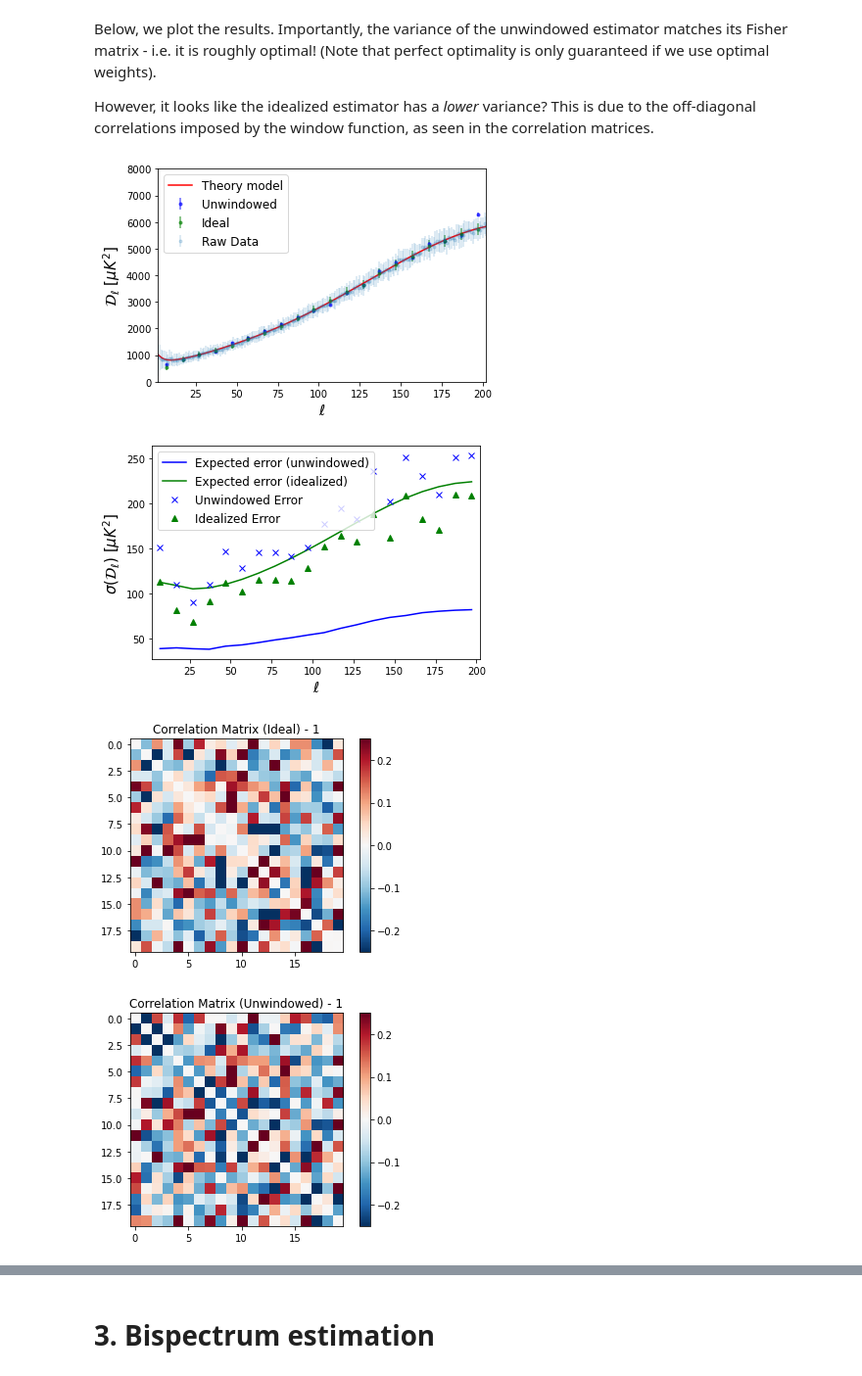
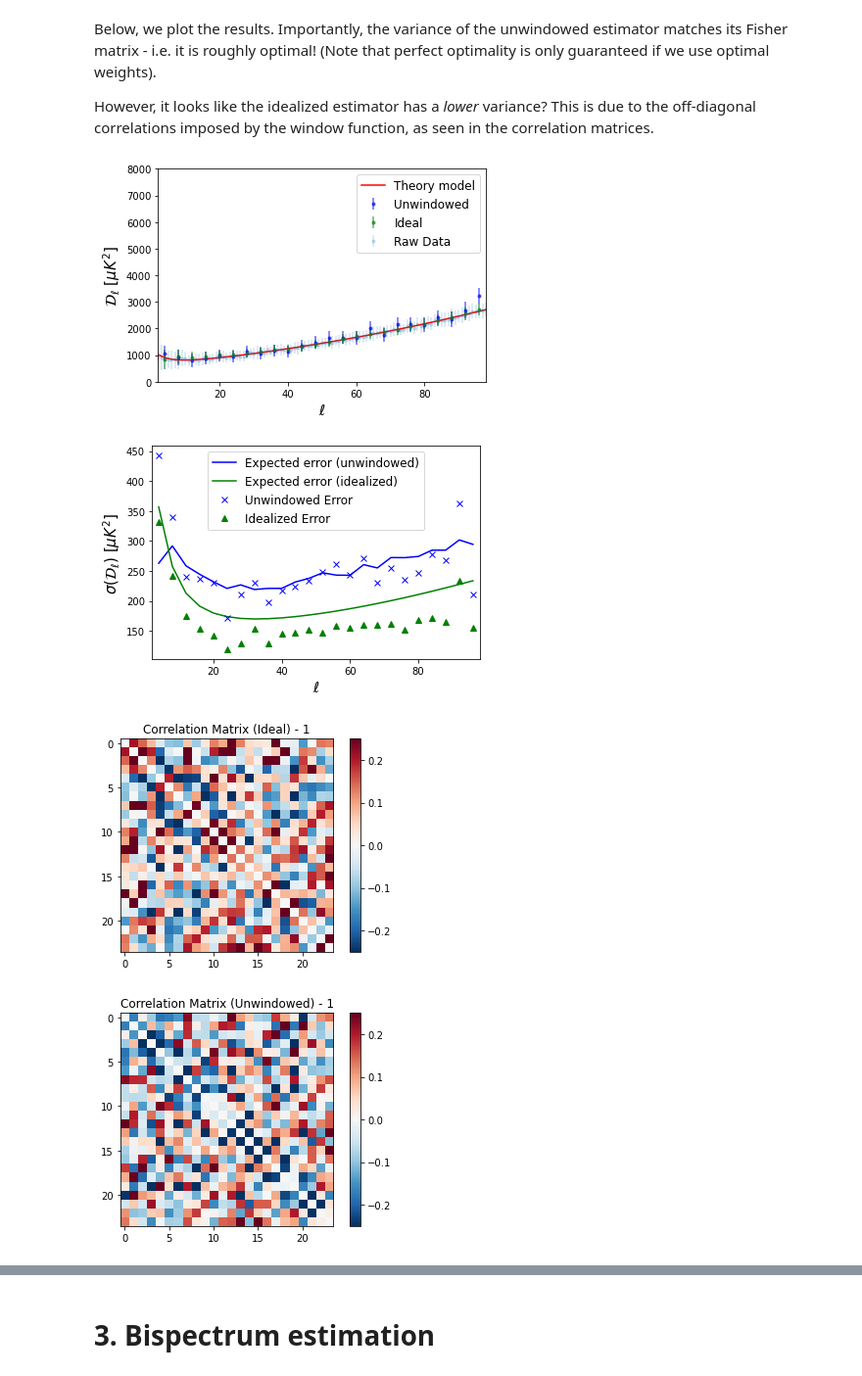
Before and after one commit to oliverphilcox/PolyBin, a Jupyter notebook: Tutorial.ipynb, the cells around one changed output, grey strips where cells are left out. Shown at 98% size. Drawn from its saved outputs; the diff is of its cells as text; code cells hidden in the pictures.

Commit message:
updated binning

```diff
--- a/Tutorial.ipynb
+++ b/Tutorial.ipynb
@@ -23,11 +23,9 @@ Below, we'll set all the user-defined options we will need. These include the ma
 Nside = 128
 lmax = 3*Nside-1
 
-# Binning parameters
-dl = 10 # width
-Nl = 6 # number
-min_l = 2 # minimum
-print("binned lmax: %d"%(min_l+dl*Nl))
+# Bin edges (can be non-linearly spaced)
+l_bins = np.arange(2,100,4)
+print("binned lmax: %d"%(np.max(l_bins)))
 
 # Number of random iterations to create Fisher matrix
 N_it = 10 # N ~ 100 is sufficient in practice, we'll use 10 for testing
@@ -134,5 +132,5 @@ def applySinv(input_map):
 Let's compute the binned power spectrum of the map, using both the idealized and optimal estimators. The unwindowed estimator requires a Fisher matrix which we can compute via multiprocessing. Note that the Fisher matrix is independent of the data, thus only needs to be computed once per mask / binning choice.
 # %%
 # Initialize power spectrum class
-pspec = pb.PSpec(base, mask, applySinv, min_l, dl, Nl)
+pspec = pb.PSpec(base, mask, applySinv, l_bins)
 # %% [output]
@@ -254,9 +252,6 @@ Below, we plot the results. Importantly, the variance of the unwindowed estimato
 
 However, it looks like the idealized estimator has a *lower* variance? This is due to the off-diagonal correlations imposed by the window function, as seen in the correlation matrices.
 # %%
-l_av = np.asarray([min_l+dl/2+dl*bin1 for bin1 in range(Nl)])
-pref_av = l_av*(l_av+1.)/(2.*np.pi)*1e12
-
 fish_err = np.sqrt(np.diag(pspec.inv_fish))
 fish_err_ideal = np.sqrt(np.diag(pspec.inv_fish_ideal))*np.sqrt(np.mean(mask**4)/np.mean(mask**2)**2)
 plt.errorbar(l_av,pref_av*np.asarray(Cl_unwindowed_all).mean(axis=0),yerr=pref_av*fish_err,marker='.',ls='',label='Unwindowed',c='b',alpha=0.6)
@@ -264,12 +259,11 @@ plt.errorbar(l_av,pref_av*np.asarray(Cl_ideal_all).mean(axis=0),yerr=pref_av*fis
 plt.plot(l,pref*(Cl_th+Nl_th/beam**2),label='Theory model',c='r')
 plt.errorbar(l,pref*np.asarray(Cl_raw_all).mean(axis=0),yerr=pref*np.asarray(Cl_raw_all).std(axis=0),
              ls='',marker='.',label='Raw Data',alpha=0.2)
-plt.xlim([0,lmax])
 plt.xlabel(r'$\ell$',fontsize=15)
 plt.ylabel(r'$\mathcal{D}_\ell\,\,[\mu K^2]$',fontsize=15)
 plt.legend(fontsize=12)
 plt.ylim([0,8000])
-plt.xlim([min_l,min_l+Nl*dl])
+plt.xlim([np.min(l_bins),np.max(l_bins)])
 
 plt.figure()
 plt.plot(l_av,pref_av*fish_err,label='Expected error (unwindowed)',c='b')
@@ -277,35 +271,35 @@ plt.plot(l_av,pref_av*fish_err_ideal,label='Expected error (idealized)',c='g')
 plt.plot(l_av,pref_av*np.asarray(Cl_unwindowed_all).std(axis=0),label='Unwindowed Error',c='b',marker='x',ls='')
 plt.plot(l_av,pref_av*np.asarray(Cl_ideal_all).std(axis=0),label='Idealized Error',c='g',marker='^',ls='')
 plt.xlabel(r'$\ell$',fontsize=15)
 plt.legend(fontsize=12)
 plt.ylabel(r'$\sigma(\mathcal{D}_\ell)\,\,[\mu K^2]$',fontsize=15);
-plt.xlim([min_l,min_l+Nl*dl]);
+plt.xlim([np.min(l_bins),np.max(l_bins)])
 
 # Plot correlation matrices
 cov_ideal = np.cov(np.asarray(Cl_ideal_all).T)
 corr_ideal = cov_ideal/np.sqrt(np.outer(np.diag(cov_ideal),np.diag(cov_ideal)))
 cov_unwindowed = np.cov(np.asarray(Cl_unwindowed_all).T)
 corr_unwindowed = cov_unwindowed/np.sqrt(np.outer(np.diag(cov_unwindowed),np.diag(cov_unwindowed)))
 cov_theory = np.linalg.inv(pspec.fish)
 corr_theory = cov_theory/np.sqrt(np.outer(np.diag(cov_theory),np.diag(cov_theory)))
 
 plt.figure()
 v = 0.25
 plt.imshow(corr_ideal-np.eye(len(corr_ideal)),cmap=cm.RdBu_r,vmax=v,vmin=-v)
 plt.title("Correlation Matrix (Ideal) - 1")
 plt.colorbar();
 
 plt.figure()
 plt.imshow(corr_unwindowed-np.eye(len(corr_unwindowed)),cmap=cm.RdBu_r,vmax=v,vmin=-v)
 plt.title("Correlation Matrix (Unwindowed) - 1")
 plt.colorbar();
 
 plt.figure()
 plt.imshow(corr_theory-np.eye(len(corr_theory)),cmap=cm.RdBu_r,vmax=v,vmin=-v)
 plt.title("Correlation Matrix (Theory) - 1")
 plt.colorbar();
 # %% [output]
-[figure, old version]
+[figure, new version]
-[figure, old version]
+[figure, new version]
-[figure, old version]
+[figure, new version]
-[figure, old version]
+[figure, new version]
```
Also changed, not shown: parts of 26 cells of this notebook, 13 other files.
